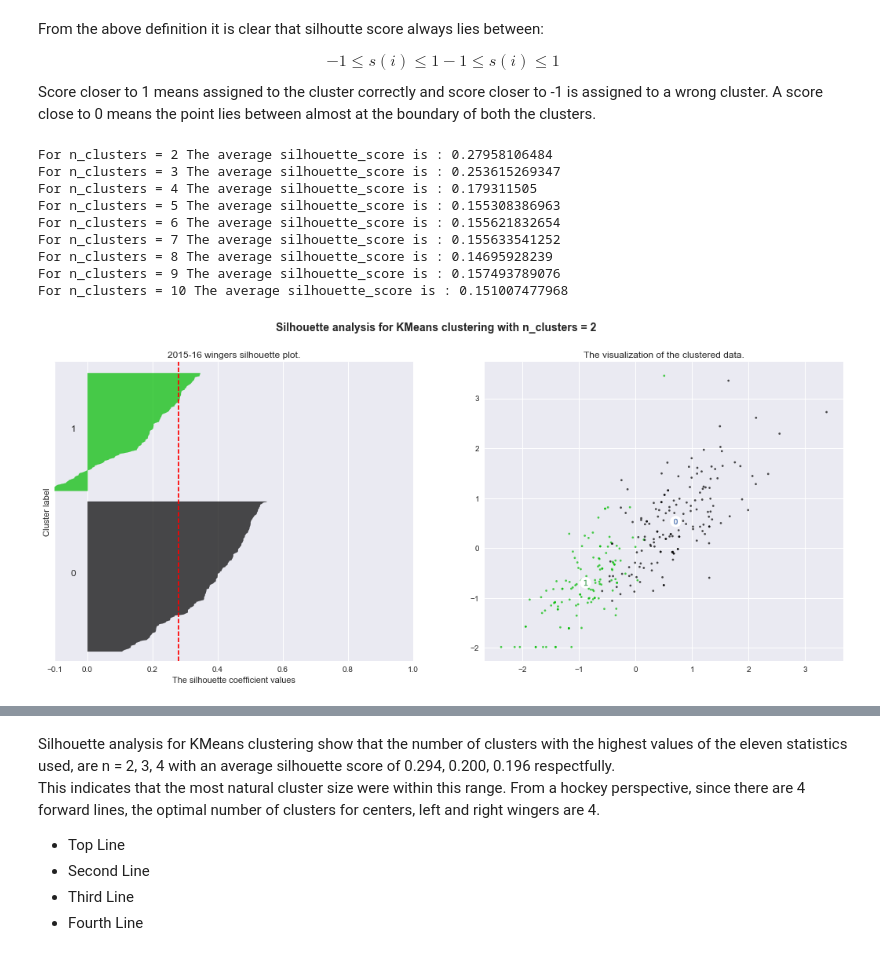
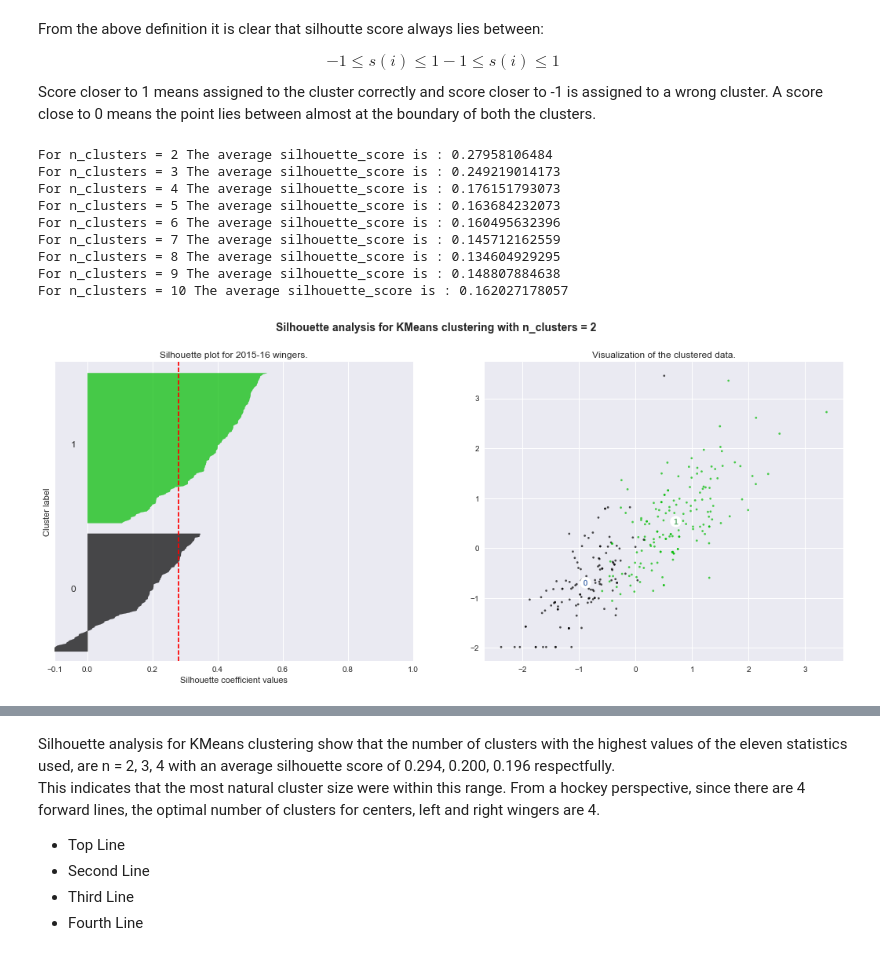
Before and after one commit to stephtselios/nhl_roster_design, a Jupyter notebook: clusters/cluster_analysis_2015.ipynb, the cells around one changed output, grey strips where cells are left out. Saved outputs shown, nothing was run; the diff lists cells and outputs as text; code cells hidden in the pictures.

```diff
--- a/clusters/cluster_analysis_2015.ipynb
+++ b/clusters/cluster_analysis_2015.ipynb
@@ -307,5 +308,5 @@ For n_clusters = 10 The average silhouette_score is : 0.146745341614
 # %%
-kmeans = KMeans(n_clusters=4)
+kmeans = KMeans(n_clusters=4, init='k-means++', max_iter=1000, random_state=800)
 kmeans.fit(c_scaled)
 
 clusters_dc = pd.DataFrame(kmeans.cluster_centers_,
@@ -343,5 +344,5 @@ The next step is to rank players based on clusters:
 # %%
-dc['Rank'] = dc.apply(lambda x: 1 if (x['cluster'] == 0) else 2 if (x['cluster'] == 1) else 3 if (x['cluster'] == 3) else 4, axis=1)
+dc['Rank'] = dc.apply(lambda x: 1 if (x['cluster'] == 0) else 2 if (x['cluster'] == 3) else 3 if (x['cluster'] == 1) else 4, axis=1)
 dc = dc.sort_values(['TPoints'], ascending=[False])
 dc['Rank'].value_counts()
 # %% [output]
@@ -352,8 +353,8 @@ dc['Rank'].value_counts()
 Name: Rank, dtype: int64
 # %%
 c = dc.copy()
-c = c[['Rank', 'TeamCode', 'PlayerName', 'TGP', 'TPoints', 'TOIPoints', 'TOIGoals', 'TOIAssists' , 'TOIShotsF', 'TOIShotsA', 'TOIEVDShots', 'TOIPlus/Minus', 'TOIGoalsF', 'TOIGoalsA', 'TOIBlocks', 'TOIHits', 'TTOI']]
-c = c[c['Rank'] == 4]
-c = c.sort_values(['TPoints', 'TOIPoints'], ascending=[False, False])
-c.head(10)
+c = c[['Rank', 'TeamCode', 'PlayerName', 'TGP', 'TPoints', 'TOIPoints', 'TOIEVDShots', 'TOIPlus/Minus', 'TOIBlocks', 'TOIHits', 'TTOI']]
+c = c[c['Rank'] == 1]
+c = c.sort_values(['TOIPoints', 'TPoints'], ascending=[False, False])
+c.head()
 # %% [output]
@@ -409,9 +405,9 @@ cluster_range = range( 1, 11 )
 cluster_errors = []
 
 for num_clusters in cluster_range:
-  clusters = KMeans( num_clusters )
-  clusters.fit( w_scaled )
-  cluster_errors.append( clusters.inertia_ )
+  clusters = KMeans(num_clusters, init='k-means++', max_iter=1000, random_state=201)
+  clusters.fit(w_scaled)
+  cluster_errors.append(clusters.inertia_)
 # %%
 clusters_dw = pd.DataFrame( { "num_clusters":cluster_range, "cluster_errors": cluster_errors } )
 clusters_dw[0:10]
@@ -486,7 +482,7 @@ for n_clusters in cluster_range:
 
   # Initialize the clusterer with n_clusters value and a random generator
   # seed of 10 for reproducibility.
-  clusterer = KMeans(n_clusters=n_clusters, max_iter=1000, random_state=10)
+  clusterer = KMeans(n_clusters=n_clusters, init='k-means++', max_iter=1000, random_state=201)
   cluster_labels = clusterer.fit_predict( w_scaled )
 
   # The silhouette_score gives the average value for all the samples.
@@ -522,48 +518,48 @@ for n_clusters in cluster_range:
       # Compute the new y_lower for next plot
       y_lower = y_upper + 10  # 10 for the 0 samples
 
-  ax1.set_title("2015-16 wingers silhouette plot.")
-  ax1.set_xlabel("The silhouette coefficient values")
+  ax1.set_title("Silhouette plot for 2015-16 wingers.")
+  ax1.set_xlabel("Silhouette coefficient values")
   ax1.set_ylabel("Cluster label")
 
   # The vertical line for average silhoutte score of all the values
   ax1.axvline(x=silhouette_avg, color="red", linestyle="--")
 
   ax1.set_yticks([])  # Clear the yaxis labels / ticks
   ax1.set_xticks([-0.1, 0, 0.2, 0.4, 0.6, 0.8, 1])
 
   # 2nd Plot showing the actual clusters formed
   colors = cm.spectral(cluster_labels.astype(float) / n_clusters)
   ax2.scatter(w_scaled[:, 0], w_scaled[:, 1], marker='.', s=30, lw=0, alpha=0.7,
               c=colors)
 
   # Labeling the clusters
   centers = clusterer.cluster_centers_
   # Draw white circles at cluster centers
   ax2.scatter(centers[:, 0], centers[:, 1],
               marker='o', c="white", alpha=1, s=200)
 
   for i, c in enumerate(centers):
       ax2.scatter(c[0], c[1], marker='$%d$' % i, alpha=1, s=50)
 
-  ax2.set_title("The visualization of the clustered data.")
+  ax2.set_title("Visualization of the clustered data.")
 
 
   plt.suptitle(("Silhouette analysis for KMeans clustering "
                 "with n_clusters = %d" % n_clusters),
                fontsize=14, fontweight='bold')
 
 
 plt.savefig('/Users/stefanostselios/Brock University/Kevin Mongeon - StephanosShare/out/clusters/2015_wingers_silhouette_analysis.pdf')
 plt.show()
 # %% [output]
 For n_clusters = 2 The average silhouette_score is : 0.27958106484
-For n_clusters = 3 The average silhouette_score is : 0.253615269347
-For n_clusters = 4 The average silhouette_score is : 0.179311505
-For n_clusters = 5 The average silhouette_score is : 0.155308386963
-For n_clusters = 6 The average silhouette_score is : 0.155621832654
-For n_clusters = 7 The average silhouette_score is : 0.155633541252
-For n_clusters = 8 The average silhouette_score is : 0.14695928239
-For n_clusters = 9 The average silhouette_score is : 0.157493789076
-For n_clusters = 10 The average silhouette_score is : 0.151007477968
+For n_clusters = 3 The average silhouette_score is : 0.249219014173
+For n_clusters = 4 The average silhouette_score is : 0.176151793073
+For n_clusters = 5 The average silhouette_score is : 0.163684232073
+For n_clusters = 6 The average silhouette_score is : 0.160495632396
+For n_clusters = 7 The average silhouette_score is : 0.145712162559
+For n_clusters = 8 The average silhouette_score is : 0.134604929295
+For n_clusters = 9 The average silhouette_score is : 0.148807884638
+For n_clusters = 10 The average silhouette_score is : 0.162027178057
-[figure, old version]
+[figure, new version]
```
Also changed, not shown: parts of 36 cells of this notebook, 10 other files.
